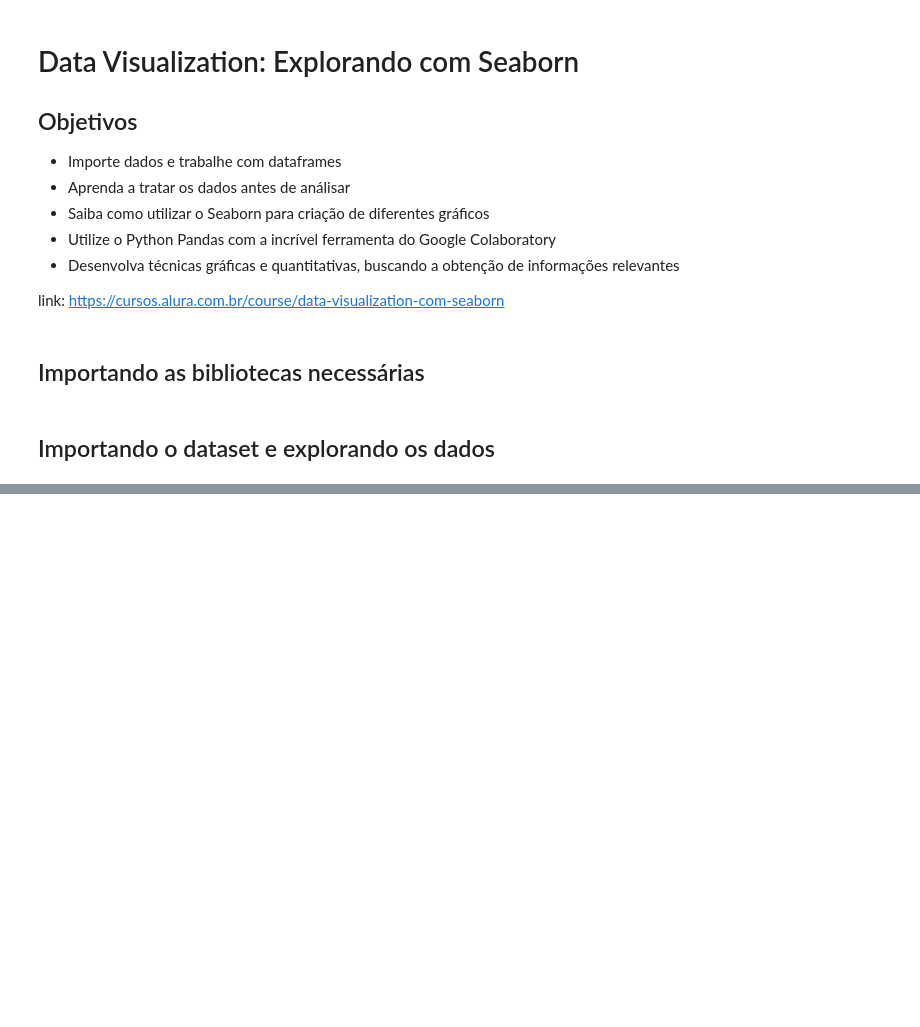
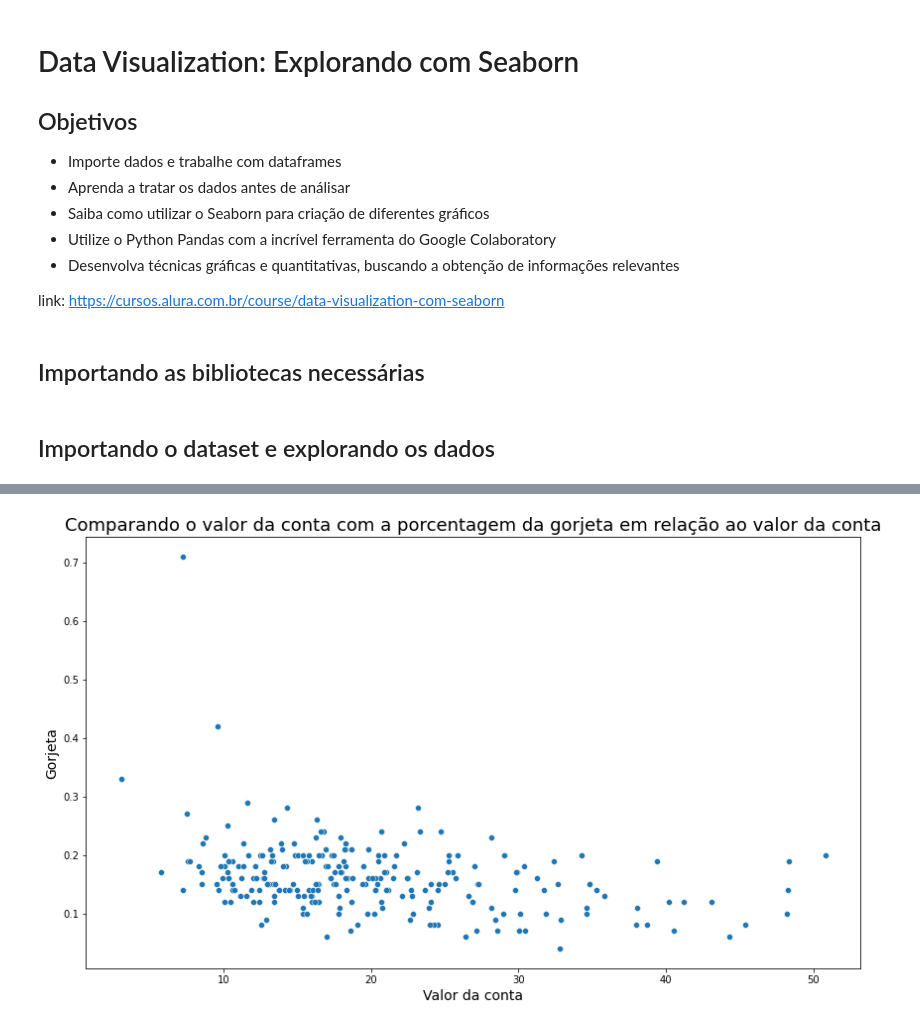
Before and after one commit to guilhermebap/Data-science-personal-study, a Jupyter notebook: Alura/Visualization/04 - Seaborn - Explorando Data Visualization/EDA-gorjetas.ipynb, the cells around one changed output, grey strips where cells are left out. Cells and saved outputs as stored; diff of their text form; code cells hidden in the pictures; blank space fills up the shorter version.

```diff
--- a/Alura/Visualization/04 - Seaborn - Explorando Data Visualization/EDA-gorjetas.ipynb
+++ b/Alura/Visualization/04 - Seaborn - Explorando Data Visualization/EDA-gorjetas.ipynb
@@ -30,0 +164,3 @@ dados.head()
+# %%
+gorjetas['porcentagem'] = round(gorjetas['gorjeta'] / gorjetas['valor_da_conta'], 2)
+gorjetas.head()
@@ -30,0 +174,9 @@ dados.head()
+# %%
+fig, ax = plt.subplots(figsize=(14,8))
+sns.scatterplot(x='valor_da_conta', y='porcentagem', data=gorjetas, ax=ax)
+ax.set_xlabel('Valor da conta', fontsize=14)
+ax.set_ylabel('Gorjeta', fontsize=14)
+ax.set_title('Comparando o valor da conta com a porcentagem da gorjeta em relação ao valor da conta', fontsize=18)
+plt.show()
+# %% [output]
+[figure, added]
```
Also changed, not shown: parts of 72 cells of this notebook, 5 other files.
